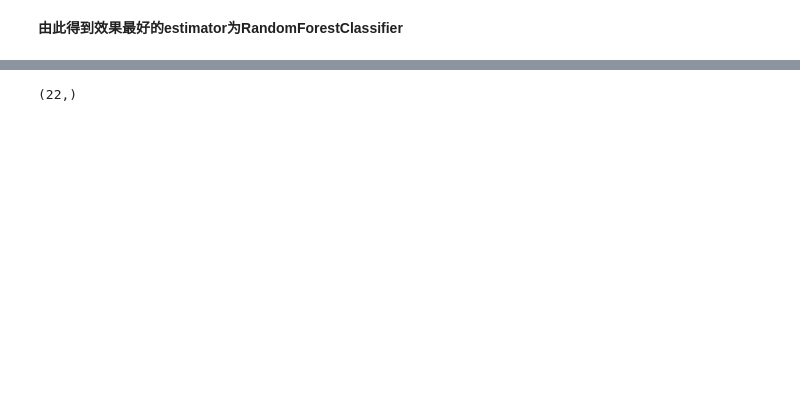
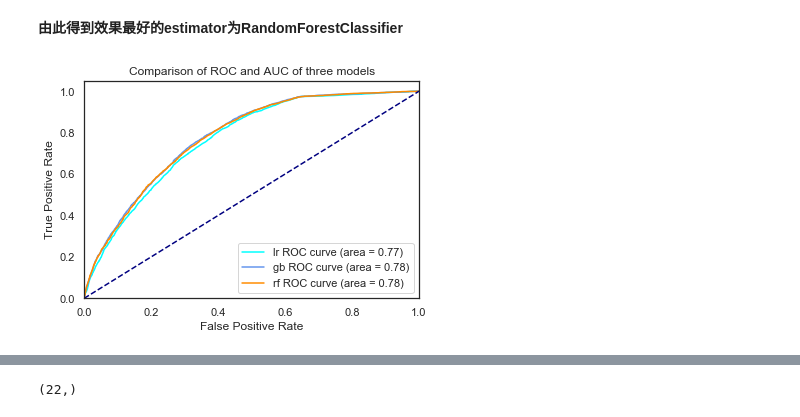
Before and after one commit to flamever2015/Starbucks_Capstone, a Jupyter notebook: Starbucks_Capstone_notebook-zh.ipynb, the cells around one changed output, grey strips where cells are left out. Saved outputs shown, nothing was run; the diff lists cells and outputs as text; code cells hidden in the pictures; blank space fills up the shorter version.

```diff
--- a/Starbucks_Capstone_notebook-zh.ipynb
+++ b/Starbucks_Capstone_notebook-zh.ipynb
@@ -1216,6 +1243,46 @@ model_performance
 | 2 | logisticregression | 0.696861 | 0.702350 |
 # %% [markdown]
 **由此得到效果最好的estimator为RandomForestClassifier**
+# %%
+# lr_random
+prob_predict_y_validation_lr_random = lr_random.predict_proba(X_test)
+predictions_validation_lr_random = prob_predict_y_validation_lr_random[:, 1]
+fpr_lr_random, tpr_lr_random, i_lr_random = roc_curve(y_test, predictions_validation_lr_random)
+roc_auc_lr_random = auc(fpr_lr_random, tpr_lr_random)
+
+# gb_random
+prob_predict_y_validation_gb_random = gb_random.predict_proba(X_test)
+predictions_validation_gb_random = prob_predict_y_validation_gb_random[:, 1]
+fpr_gb_random, tpr_gb_random, i_gb_random = roc_curve(y_test, predictions_validation_gb_random)
+roc_auc_gb_random = auc(fpr_gb_random, tpr_gb_random)
+
+# rf_random
+prob_predict_y_validation_rf_random = rf_random.predict_proba(X_test) #给出带有概率值的结果，每个点所有label的概率和为1
+predictions_validation_rf_random = prob_predict_y_validation_rf_random[:, 1]
+fpr_rf_random, tpr_rf_random, i_rf_random = roc_curve(y_test, predictions_validation_rf_random)
+roc_auc_rf_random = auc(fpr_rf_random, tpr_rf_random)
+
+plt.figure()
+
+plt.plot(fpr_lr_random, tpr_lr_random, color='aqua',
+         label='lr ROC curve (area = %0.2f)' % roc_auc_lr_random)
+
+plt.plot(fpr_gb_random, tpr_gb_random, color='cornflowerblue',
+         label='gb ROC curve (area = %0.2f)' % roc_auc_gb_random)
+
+plt.plot(fpr_rf_random, tpr_rf_random, color='darkorange',
+         label='rf ROC curve (area = %0.2f)' % roc_auc_rf_random)
+
+plt.plot([0, 1], [0, 1], color='navy', linestyle='--')
+plt.xlim([0.0, 1.0])
+plt.ylim([0.0, 1.05])
+plt.xlabel('False Positive Rate')
+plt.ylabel('True Positive Rate')
+plt.title('Comparison of ROC and AUC of three models')
+plt.legend(loc="lower right")
+plt.show()
+# %% [output]
+[figure, added]
 # %%
 print(rf_random.best_estimator_)
 # %% [output]
```
Also changed, not shown: parts of 18 cells of this notebook, 10 other files.
